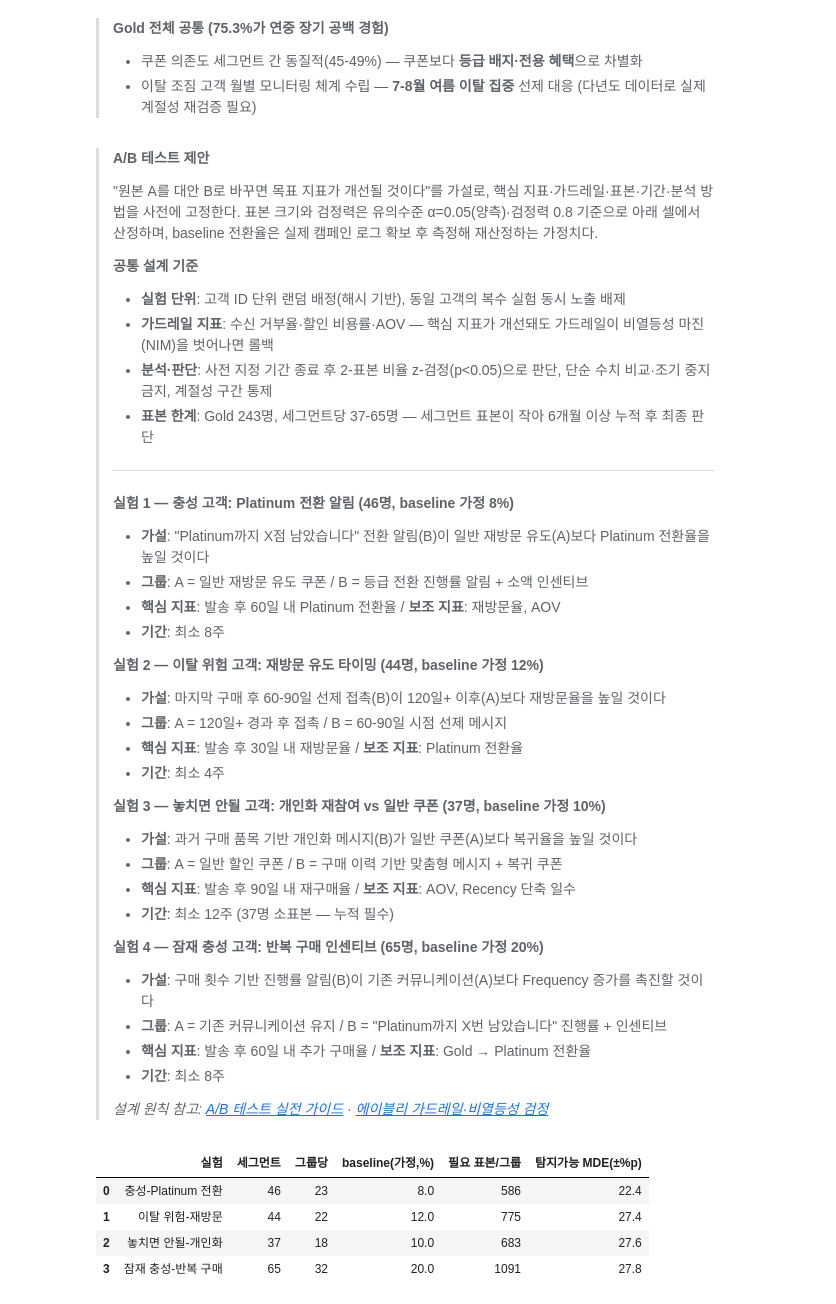
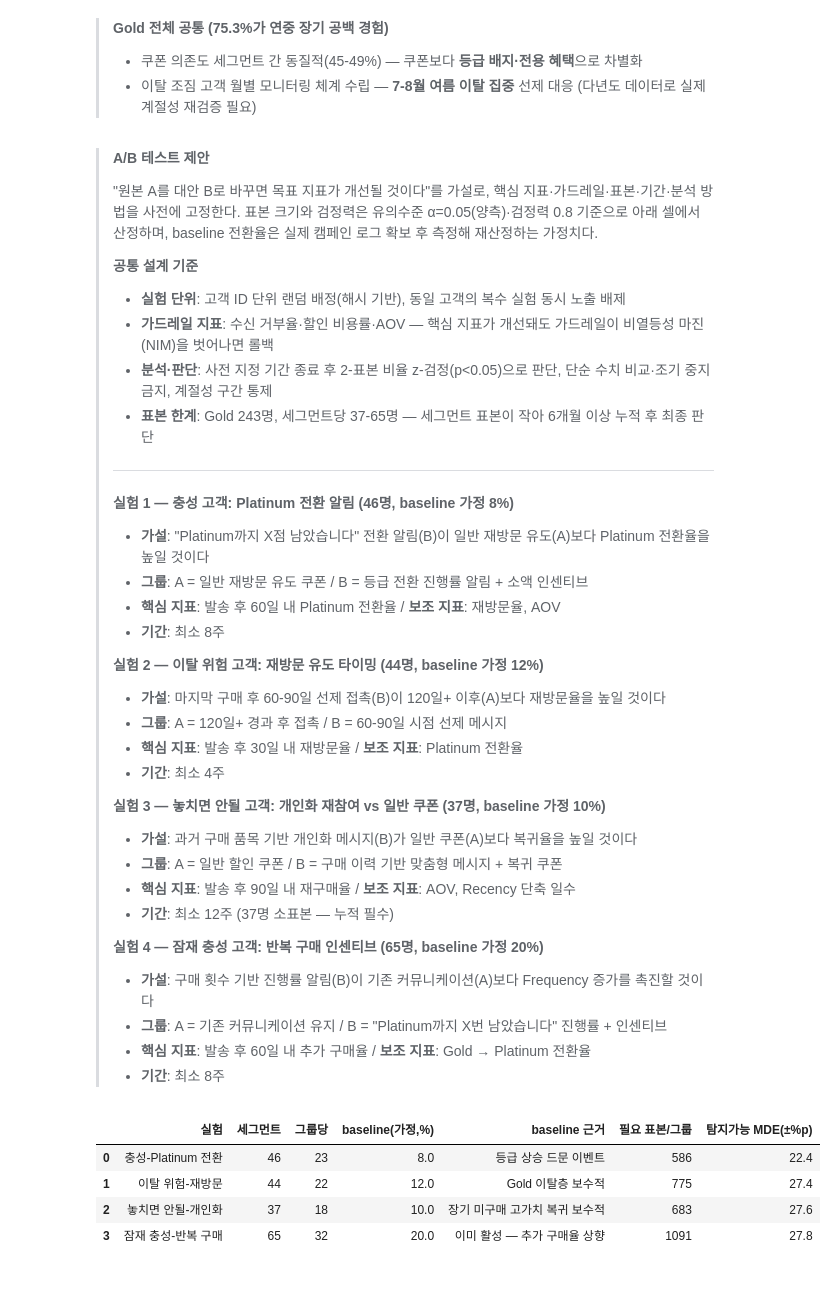
Before and after one commit to kth530/dacon_e_commerce, a Jupyter notebook: notebooks/06_segment_gold.ipynb, the cells around one changed output. Drawn from its saved outputs; the diff is of its cells as text; code cells hidden in the pictures.

```diff
--- a/notebooks/06_segment_gold.ipynb
+++ b/notebooks/06_segment_gold.ipynb
@@ -1158,48 +1158,48 @@ Gold 고객 **75.3%(183/243명)** 가 연중 한 번 이상 90일+ 공백을 경
 > - **그룹**: A = 기존 커뮤니케이션 유지 / B = "Platinum까지 X번 남았습니다" 진행률 + 인센티브
 > - **핵심 지표**: 발송 후 60일 내 추가 구매율 / **보조 지표**: Gold → Platinum 전환율
 > - **기간**: 최소 8주
->
-> _설계 원칙 참고: [A/B 테스트 실전 가이드](https://sseozytank.tistory.com/44) · [에이블리 가드레일·비열등성 검정](https://ably.team/news/Z6xdlBIAAFGbReza)_
 # %%
 # A/B 표본 크기·검정력 산정 — 실험 결과가 아니라 세그먼트 인원으로 "필요 표본 vs 현재"를 계산
+# baseline은 관측 지표(전체 +1개월 리텐션 9.6%, 등급별 재방문율)를 참고한 가정치이며 실제 로그 확보 후 재산정한다
 from scipy.stats import norm
 
 def required_n(p1, mde, alpha=0.05, power=0.8):
     """2-표본 비율 검정에서 p1 대비 +mde(절대) 탐지에 필요한 그룹당 표본."""
     p2 = p1 + mde
     z = norm.ppf(1 - alpha / 2) + norm.ppf(power)
     return (z ** 2 * (p1 * (1 - p1) + p2 * (1 - p2))) / (p1 - p2) ** 2
 
 def detectable_mde(p1, n_per_group, alpha=0.05, power=0.8):
     """그룹당 n_per_group에서 탐지 가능한 최소 효과(±%p, 근사)."""
     z = norm.ppf(1 - alpha / 2) + norm.ppf(power)
     return z * (2 * p1 * (1 - p1) / n_per_group) ** 0.5
 
-# (실험, 세그먼트 인원, baseline 가정, 목표 상승폭 +%p)
+# (실험, 세그먼트 인원, baseline 가정, 목표 상승폭 +%p, baseline 근거)
 plans = [
-    ("충성-Platinum 전환", 46, 0.08, 0.05),
-    ("이탈 위험-재방문", 44, 0.12, 0.05),
-    ("놓치면 안될-개인화", 37, 0.10, 0.05),
-    ("잠재 충성-반복 구매", 65, 0.20, 0.05),
+    ("충성-Platinum 전환", 46, 0.08, 0.05, "등급 상승 드문 이벤트"),
+    ("이탈 위험-재방문", 44, 0.12, 0.05, "Gold 이탈층 보수적"),
+    ("놓치면 안될-개인화", 37, 0.1, 0.05, "장기 미구매 고가치 복귀 보수적"),
+    ("잠재 충성-반복 구매", 65, 0.2, 0.05, "이미 활성 — 추가 구매율 상향"),
 ]
 
 rows = []
-for name, n_seg, p1, mde in plans:
+for name, n_seg, p1, mde, why in plans:
     n_grp = n_seg / 2
     rows.append({
         "실험": name,
         "세그먼트": n_seg,
         "그룹당": int(n_grp),
         "baseline(가정,%)": round(p1 * 100, 1),
+        "baseline 근거": why,
         "필요 표본/그룹": int(round(required_n(p1, mde))),
         "탐지가능 MDE(±%p)": round(detectable_mde(p1, n_grp) * 100, 1),
     })
 
 ab_power = pd.DataFrame(rows)
 ab_power
 # %% [output]
-|  | 실험 | 세그먼트 | 그룹당 | baseline(가정,%) | 필요 표본/그룹 | 탐지가능 MDE(±%p) |
-| 0 | 충성-Platinum 전환 | 46 | 23 | 8.0 | 586 | 22.4 |
-| 1 | 이탈 위험-재방문 | 44 | 22 | 12.0 | 775 | 27.4 |
-| 2 | 놓치면 안될-개인화 | 37 | 18 | 10.0 | 683 | 27.6 |
-| 3 | 잠재 충성-반복 구매 | 65 | 32 | 20.0 | 1091 | 27.8 |
+|  | 실험 | 세그먼트 | 그룹당 | baseline(가정,%) | baseline 근거 | 필요 표본/그룹 | 탐지가능 MDE(±%p) |
+| 0 | 충성-Platinum 전환 | 46 | 23 | 8.0 | 등급 상승 드문 이벤트 | 586 | 22.4 |
+| 1 | 이탈 위험-재방문 | 44 | 22 | 12.0 | Gold 이탈층 보수적 | 775 | 27.4 |
+| 2 | 놓치면 안될-개인화 | 37 | 18 | 10.0 | 장기 미구매 고가치 복귀 보수적 | 683 | 27.6 |
+| 3 | 잠재 충성-반복 구매 | 65 | 32 | 20.0 | 이미 활성 — 추가 구매율 상향 | 1091 | 27.8 |
```
Also changed, not shown: 3 other files.
